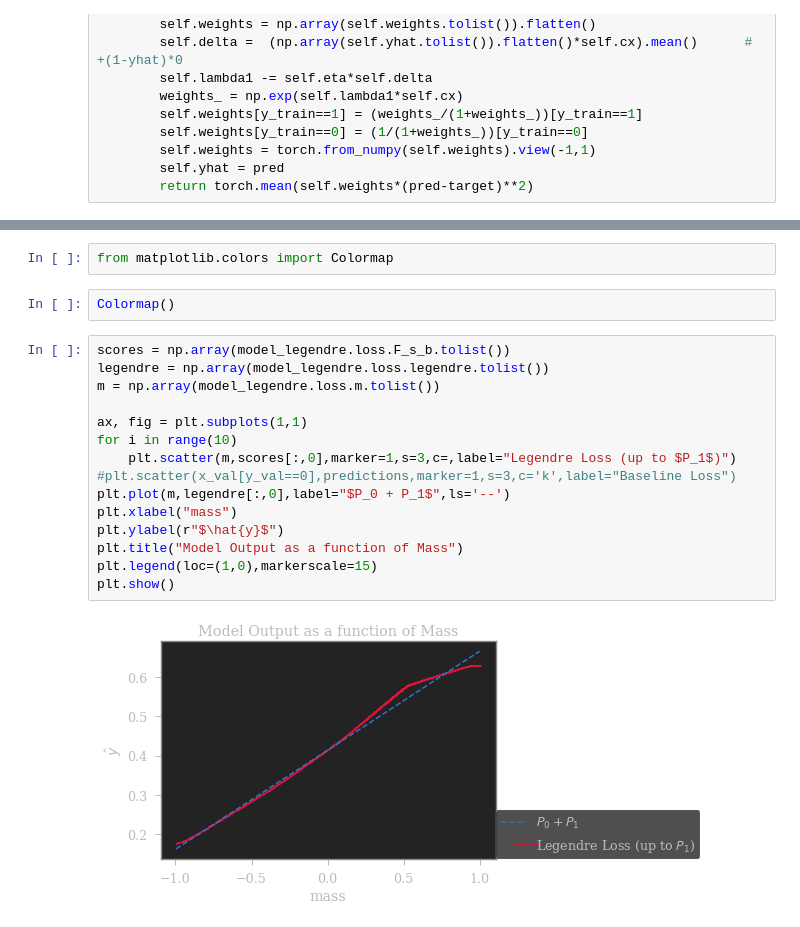
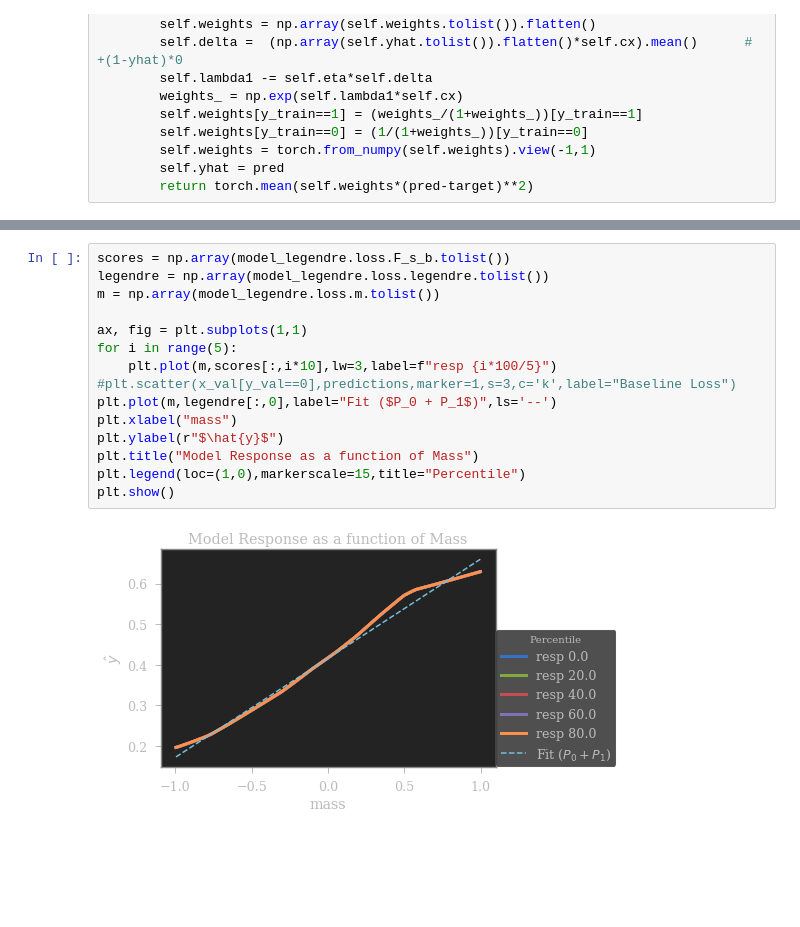
Before and after one commit to weissercn/UnbiasedML, a Jupyter notebook: UnbiasedML/LegendreToy.ipynb, the cells around one changed output, grey strips where cells are left out. Saved outputs shown, nothing was run; the diff lists cells and outputs as text; blank space fills up the shorter version.

Commit message:
added notebook with Legendre and Jiang Loss implementations

```diff
--- a/UnbiasedML/LegendreToy.ipynb
+++ b/UnbiasedML/LegendreToy.ipynb
@@ -253,21 +251,17 @@ Epoch:1399/1400 || Train: loss:0.1775, acc:77% || Test: loss: 0.1767, acc:77%
-# %%
-from matplotlib.colors import Colormap
-# %%
-Colormap()
 # %%
 scores = np.array(model_legendre.loss.F_s_b.tolist())
 legendre = np.array(model_legendre.loss.legendre.tolist())
 m = np.array(model_legendre.loss.m.tolist())
 
 ax, fig = plt.subplots(1,1)
-for i in range(10)
-    plt.scatter(m,scores[:,0],marker=1,s=3,c=,label="Legendre Loss (up to $P_1$)")
+for i in range(5):
+    plt.plot(m,scores[:,i*10],lw=3,label=f"resp {i*100/5}")
 #plt.scatter(x_val[y_val==0],predictions,marker=1,s=3,c='k',label="Baseline Loss")
-plt.plot(m,legendre[:,0],label="$P_0 + P_1$",ls='--')
+plt.plot(m,legendre[:,0],label="Fit ($P_0 + P_1$)",ls='--')
 plt.xlabel("mass")
 plt.ylabel(r"$\hat{y}$")
-plt.title("Model Output as a function of Mass")
-plt.legend(loc=(1,0),markerscale=15)
+plt.title("Model Response as a function of Mass")
+plt.legend(loc=(1,0),markerscale=15,title="Percentile")
 plt.show()
 # %% [output]
-[figure, old version]
+[figure, new version]
```
Also changed, not shown: parts of 4 cells of this notebook.
